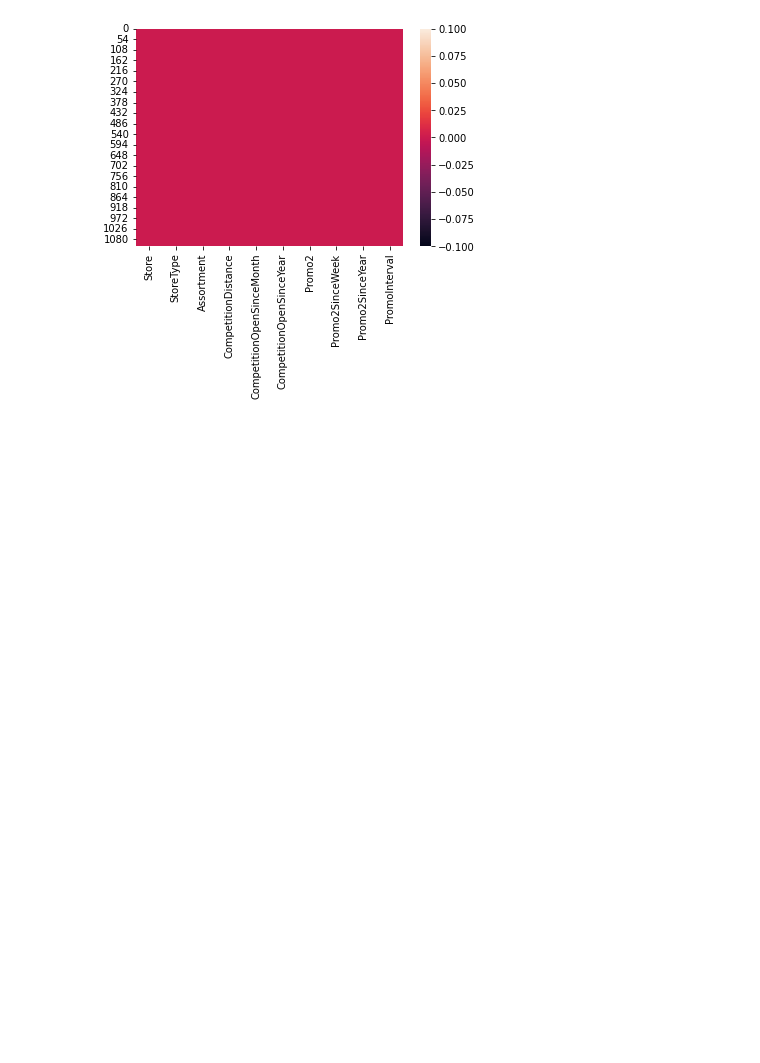
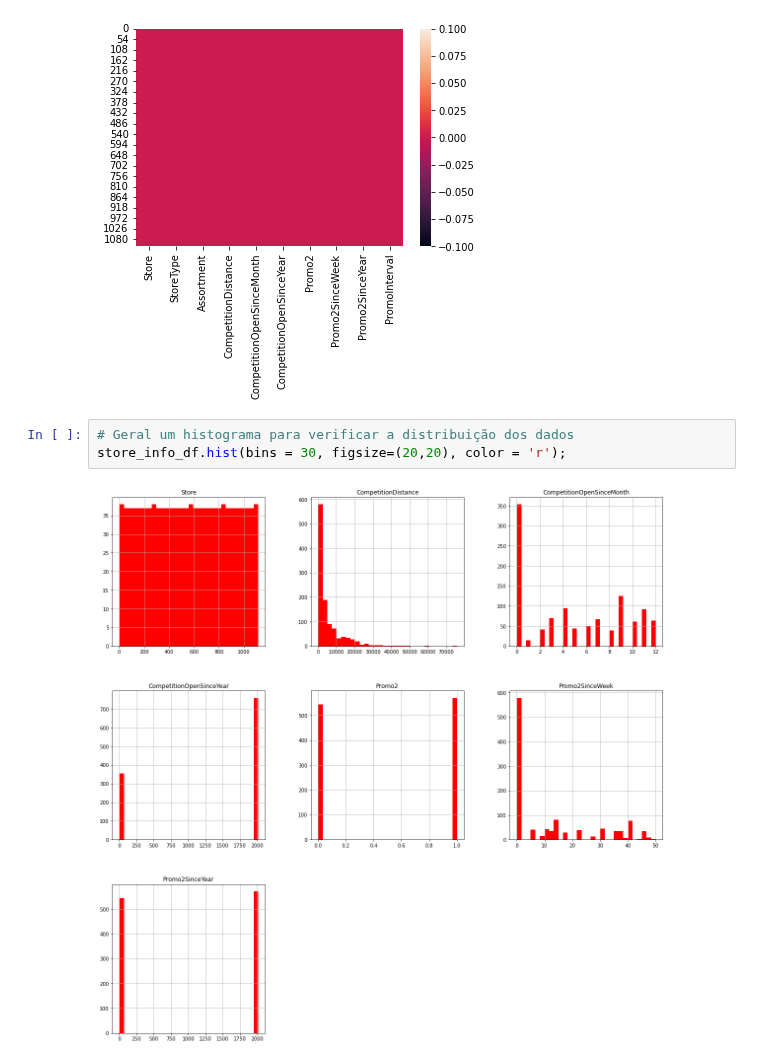
Before and after one commit to Brandao20vtr/projetos, a Jupyter notebook: Analise_Exploratoria_Vendas.ipynb, the cells around one changed output. Cells and saved outputs as stored; diff of their text form; blank space fills up the shorter version.

```diff
--- a/Analise_Exploratoria_Vendas.ipynb
+++ b/Analise_Exploratoria_Vendas.ipynb
@@ -388,3 +388,8 @@ sns.heatmap(store_info_df.isnull())
 # %% [output]
 <matplotlib.axes._subplots.AxesSubplot at 0x...>
 [figure]
+# %%
+# Geral um histograma para verificar a distribuição dos dados
+store_info_df.hist(bins = 30, figsize=(20,20), color = 'r');
+# %% [output]
+[figure, added]
```
